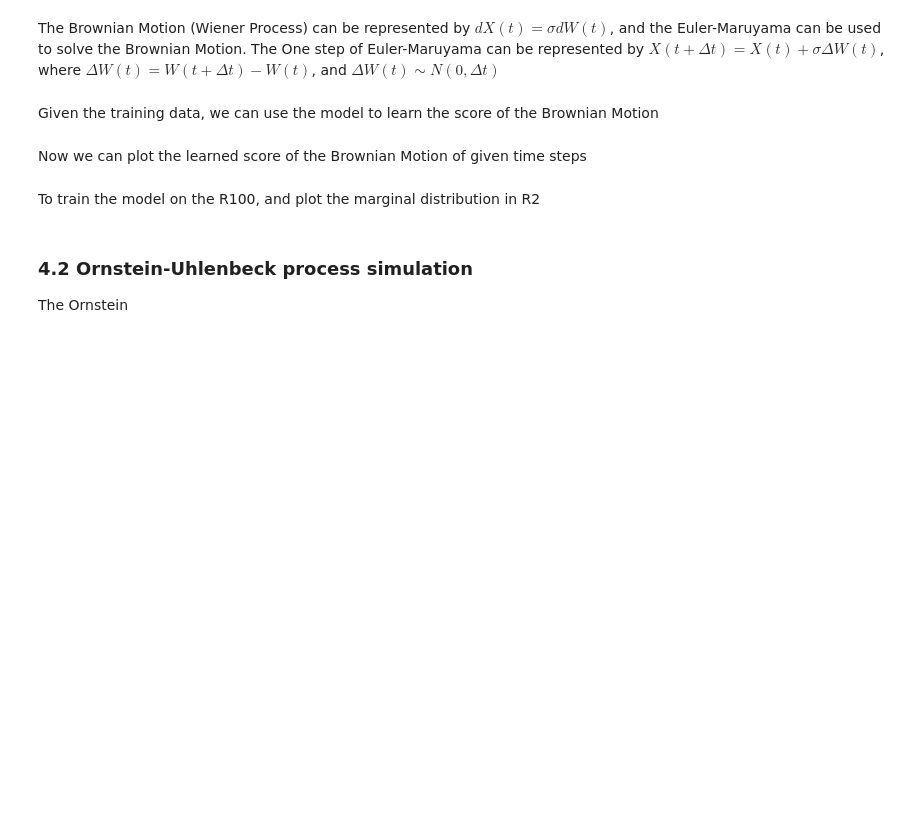
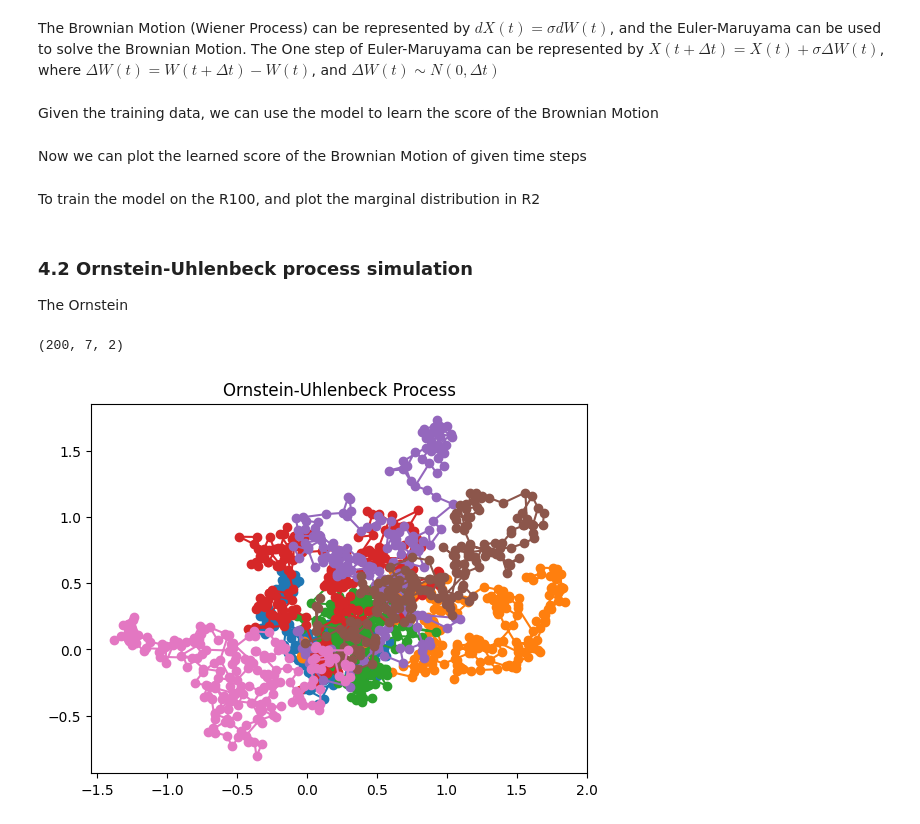
Before and after one commit to MateosCz/DSM_learning_notebook, a Jupyter notebook: Dsm_Notebook.ipynb, the cells around one changed output. Drawn from its saved outputs; the diff is of its cells as text; code cells hidden in the pictures; blank space fills up the shorter version.

Commit message:
Generate the OU data

```diff
--- a/Dsm_Notebook.ipynb
+++ b/Dsm_Notebook.ipynb
@@ -786,0 +793,31 @@ The Ornstein
+# %%
+seed = 0
+rand_seed = random.randint(0, 1000000)
+globe_key = jrandom.PRNGKey(rand_seed)
+def key_gen():
+    global globe_key
+    new_key, subkey = jrandom.split(globe_key)
+    globe_key = new_key
+    return subkey
+# %%
+# Euler-Maruyama for OU process
+
+
+kappa =1
+theta = 0.5
+batch_size = 7
+dim = 2
+time_steps = 200
+sigma = 1
+
+drift_ou = lambda t, x: kappa * (theta - x)
+diffusion_ou = lambda t, x: sigma
+x0 = jnp.zeros((batch_size, dim))
+rng_key = key_gen()
+em_ou = EulerMaruyama(drift_ou, diffusion_ou, x0, time_steps, rng_key)
+training_data = em_ou()
+print(training_data.shape)
+plot_trajectory_2d(training_data, "Ornstein-Uhlenbeck Process")
+# %% [output]
+(200, 7, 2)
+[figure, added]
```
Also changed, not shown: parts of 1 cell of this notebook, 4 other files.
